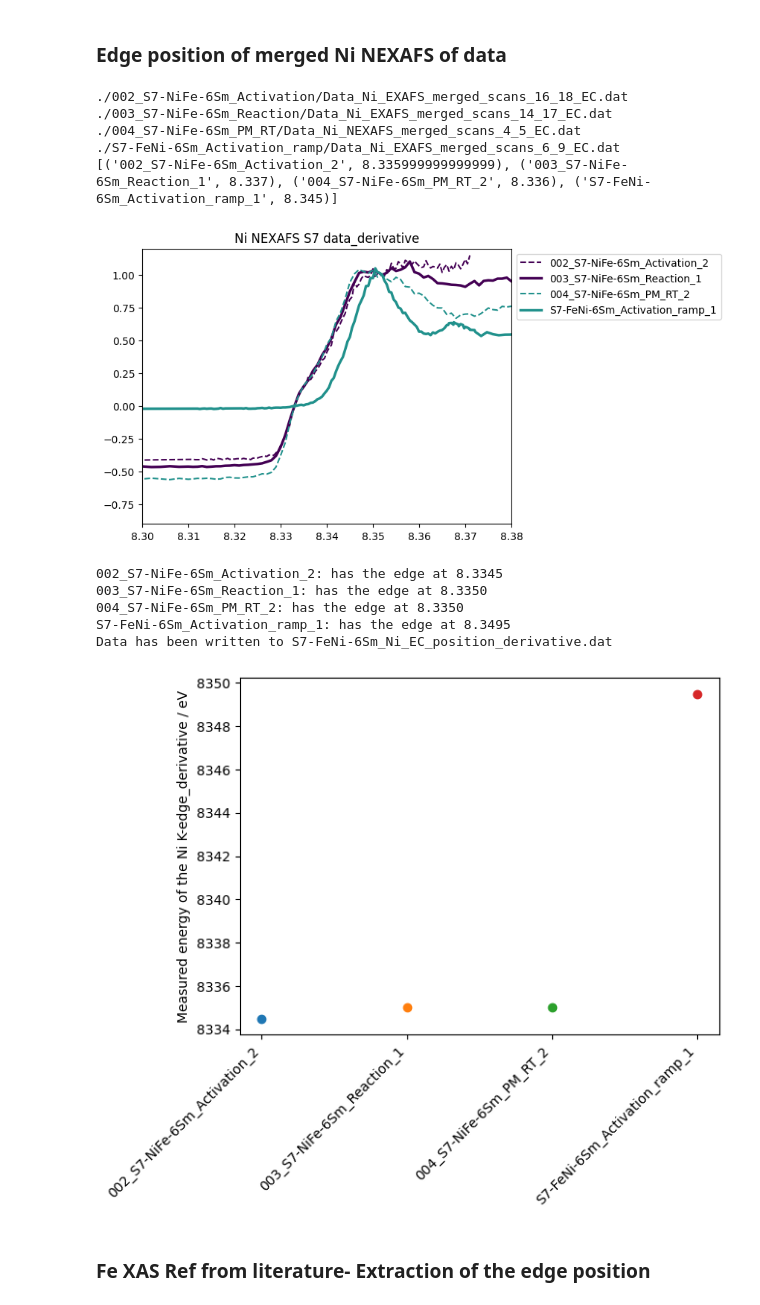
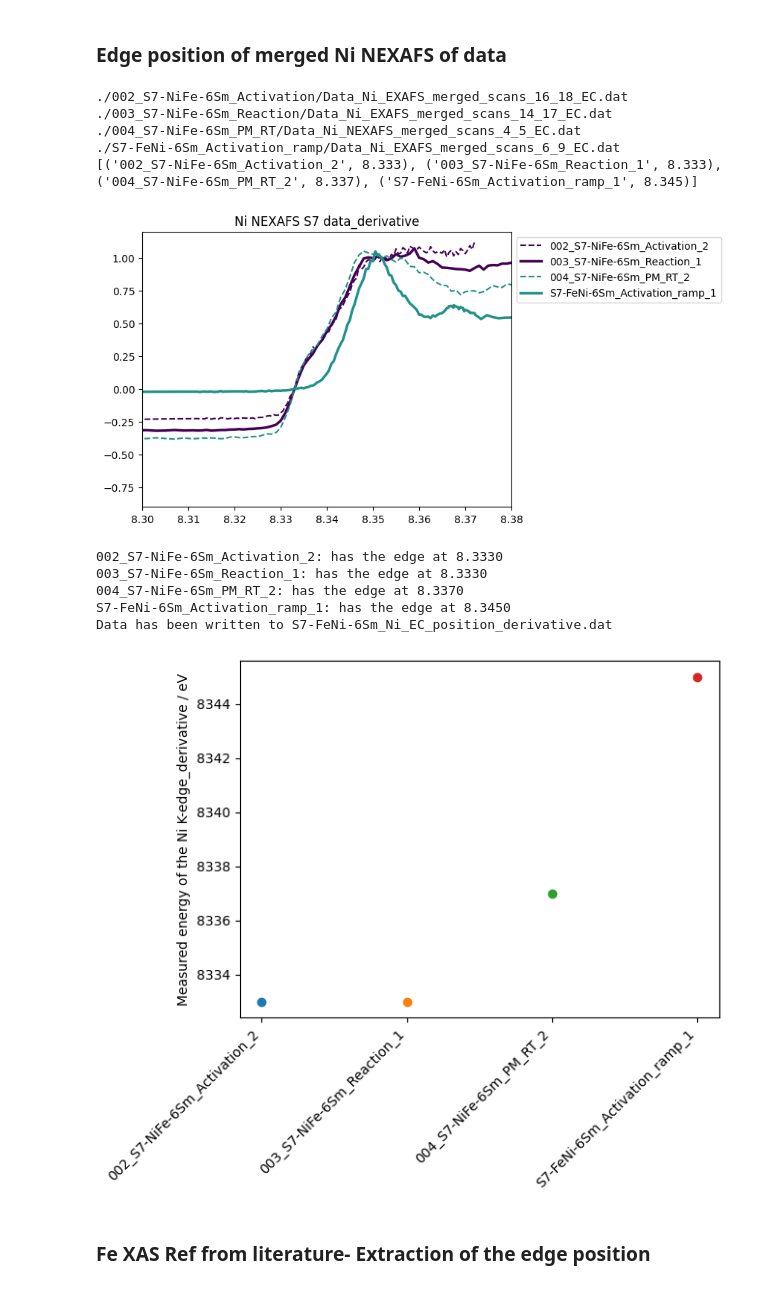
Before and after one commit to raulgarciadiez/myspot_2024_07, a Jupyter notebook: S7-NiFe-6Sm/Summary_plots.ipynb, the cells around one changed output. Cells and saved outputs as stored; diff of their text form; code cells hidden in the pictures.

```diff
--- a/S7-NiFe-6Sm/Summary_plots.ipynb
+++ b/S7-NiFe-6Sm/Summary_plots.ipynb
@@ -64,6 +64,7 @@ var2="mcaRt" # AS_IC / mcaLt
 monoE_min = 7.08
 monoE_max = 7.13
 edge = 7.112
+smooth = "yes"
 # Fe K-edge is at 7.112 KeV
 
 labeled_files= []
@@ -94,14 +95,15 @@ for idx, (file_path, label) in enumerate(labeled_files):
     result_df["I_norm"]=(result_df[f'{var1}/{var2}_mean'] - signal_min)/(signal_max - signal_min)
     y = -0.0*idx + (result_df["I_norm"])
     err = (result_df[f'{var1}/{var2}_std'] - signal_min)/(signal_max - signal_min)
+    energy_position_ref_data = find_edge_position(result_df['monoE'].values, result_df["I_norm"].values, monoE_min, monoE_max, smooth)
 
-    target_value = 0.5
-    idx_before = result_df[result_df["I_norm"] <= target_value].index[-1]
-    idx_after = result_df[result_df["I_norm"] > target_value].index[0]
-    x0, y0 = result_df.loc[idx_before, "I_norm"], result_df.loc[idx_before, 'monoE']
-    x1, y1 = result_df.loc[idx_after, "I_norm"], result_df.loc[idx_after, 'monoE']
-    interpolated_monoE = y0 + (target_value - x0) * (y1 - y0) / (x1 - x0)
-    energ_calib_Cu_REF_list.append((label,interpolated_monoE))
+    #target_value = 0.5
+    #idx_before = result_df[result_df["I_norm"] <= target_value].index[-1]
+    #idx_after = result_df[result_df["I_norm"] > target_value].index[0]
+    #x0, y0 = result_df.loc[idx_before, "I_norm"], result_df.loc[idx_before, 'monoE']
+    #x1, y1 = result_df.loc[idx_after, "I_norm"], result_df.loc[idx_after, 'monoE']
+    #interpolated_monoE = y0 + (target_value - x0) * (y1 - y0) / (x1 - x0)
+    energ_calib_Cu_REF_list.append((label,float(energy_position_ref_data)))
 
 
     if label.endswith('_1'):
@@ -337,7 +339,7 @@ plt.savefig('Ce_NEXAFS_S1.png')
 # %%
 search_string = "Fe_NEXAFS_merged"
 
-energy_shifts = [-0.002, -0.003,-0.003,-0.001]
+energy_shifts = [-0.001, -0.002,-0.002,-0.001]
 
 labeled_files= []
 for root, dirs, files in os.walk("."):
@@ -371,6 +373,7 @@ var2="mcaLt" # AS_IC / mcaLt mcaRt
 monoE_min = 7.11
 monoE_max = 7.133
 #edge = 7.112
+smooth = "yes"
 # Fe K-edge is at 7.112 KeV
 
 labeled_files= []
@@ -402,7 +405,7 @@ for idx, (file_path, label) in enumerate(labeled_files):
     y = -0.0*idx + (result_df["I_norm"])
     err = (result_df[f'{var1}/{var2}_std'] - signal_min)/(signal_max - signal_min)
 
-    edge_position = find_edge_position(result_df['monoE'].values, result_df["I_norm"].values, monoE_min, monoE_max)
+    edge_position = find_edge_position(result_df['monoE'].values, result_df["I_norm"].values, monoE_min, monoE_max, smooth)
 
     #target_min = result_df.loc[result_df['monoE'] == closest_monoE1, 'I_norm'].values[0]
     #target_max = result_df.loc[result_df['monoE'] == closest_monoE2, 'I_norm'].values[0]
@@ -487,7 +490,7 @@ Data has been written to S7-FeNi-6Sm_Fe_EC_position_derivative.dat
 # %%
 #search_string = "Ni_*_merged"
 
-energy_shifts = [-0.002, -0.003,-0.003,-0.001]
+energy_shifts = [-0.001, -0.002,-0.002,-0.001]
 
 labeled_files= []
 for root, dirs, files in os.walk("."):
@@ -521,7 +524,7 @@ var1="roi4" # diode1 / roiX / ionch1
 var2="mcaLt" # AS_IC / mcaLt mcaRt
 
 monoE_min = 8.333
-monoE_max = 8.3455 #8.352 #8.3455
+monoE_max = 8.352 #8.352 #8.3455
 smooth = "yes"
 
 
@@ -575,35 +578,35 @@ for idx, (file_path, label) in enumerate(labeled_files):
 
     #idx_after = result_df[(result_df["I_norm"] > target_value) &
     #                  (result_df['monoE'] >= monoE_min) &
     #                  (result_df['monoE'] <= monoE_max)].index[0]
 
 
     #x0, y0 = result_df.loc[idx_before, "I_norm"], result_df.loc[idx_before, 'monoE']
     #x1, y1 = result_df.loc[idx_after, "I_norm"], result_df.loc[idx_after, 'monoE']
     #interpolated_monoE = y0 + (target_value - x0) * (y1 - y0) / (x1 - x0)
     energ_calib_Ni_XAFS_list.append((label,float(edge_position)))
 
 
     if label.endswith('_1'):
         plt.plot(x, y, label=label, linewidth=2.5, color=color)
     elif label.endswith('_2'):
         plt.plot(x, y, color=color, linestyle='--', linewidth=1.5, label=label)
     #plt.fill_between(x, y - err,y + err, color=color, alpha=0.2)
 print(energ_calib_Ni_XAFS_list)
 
 plt.ylim([-0.9,1.2])
 plt.xlim([8.3,8.38])
 plt.legend(loc='upper left', bbox_to_anchor=(1, 1))
 plt.title("Ni NEXAFS S7 data_derivative")
 
 plt.savefig('Ni_NEXAFS_S7_data_derivative.png')
 # %% [output]
 ./002_S7-NiFe-6Sm_Activation/Data_Ni_EXAFS_merged_scans_16_18_EC.dat
 ./003_S7-NiFe-6Sm_Reaction/Data_Ni_EXAFS_merged_scans_14_17_EC.dat
 ./004_S7-NiFe-6Sm_PM_RT/Data_Ni_NEXAFS_merged_scans_4_5_EC.dat
 ./S7-FeNi-6Sm_Activation_ramp/Data_Ni_EXAFS_merged_scans_6_9_EC.dat
-[('002_S7-NiFe-6Sm_Activation_2', 8.335999999999999), ('003_S7-NiFe-6Sm_Reaction_1', 8.337), ('004_S7-NiFe-6Sm_PM_RT_2', 8.336), ('S7-FeNi-6Sm_Activation_ramp_1', 8.345)]
+[('002_S7-NiFe-6Sm_Activation_2', 8.333), ('003_S7-NiFe-6Sm_Reaction_1', 8.333), ('004_S7-NiFe-6Sm_PM_RT_2', 8.337), ('S7-FeNi-6Sm_Activation_ramp_1', 8.345)]
-[figure, old version]
+[figure, new version]
 # %%
 edge_position_list = []
 sample_condition_list = []
@@ -636,12 +639,12 @@ with open(filename, mode='w', newline='') as file:
 
 print(f"Data has been written to {filename}")
 # %% [output]
-002_S7-NiFe-6Sm_Activation_2: has the edge at 8.3345
-003_S7-NiFe-6Sm_Reaction_1: has the edge at 8.3350
-004_S7-NiFe-6Sm_PM_RT_2: has the edge at 8.3350
-S7-FeNi-6Sm_Activation_ramp_1: has the edge at 8.3495
+002_S7-NiFe-6Sm_Activation_2: has the edge at 8.3330
+003_S7-NiFe-6Sm_Reaction_1: has the edge at 8.3330
+004_S7-NiFe-6Sm_PM_RT_2: has the edge at 8.3370
+S7-FeNi-6Sm_Activation_ramp_1: has the edge at 8.3450
 Data has been written to S7-FeNi-6Sm_Ni_EC_position_derivative.dat
-[figure, old version]
+[figure, new version]
 # %% [markdown]
 ### Fe XAS Ref from literature- Extraction of the edge position
 # %%
```
Also changed, not shown: parts of 3 cells of this notebook, 11 other files.
